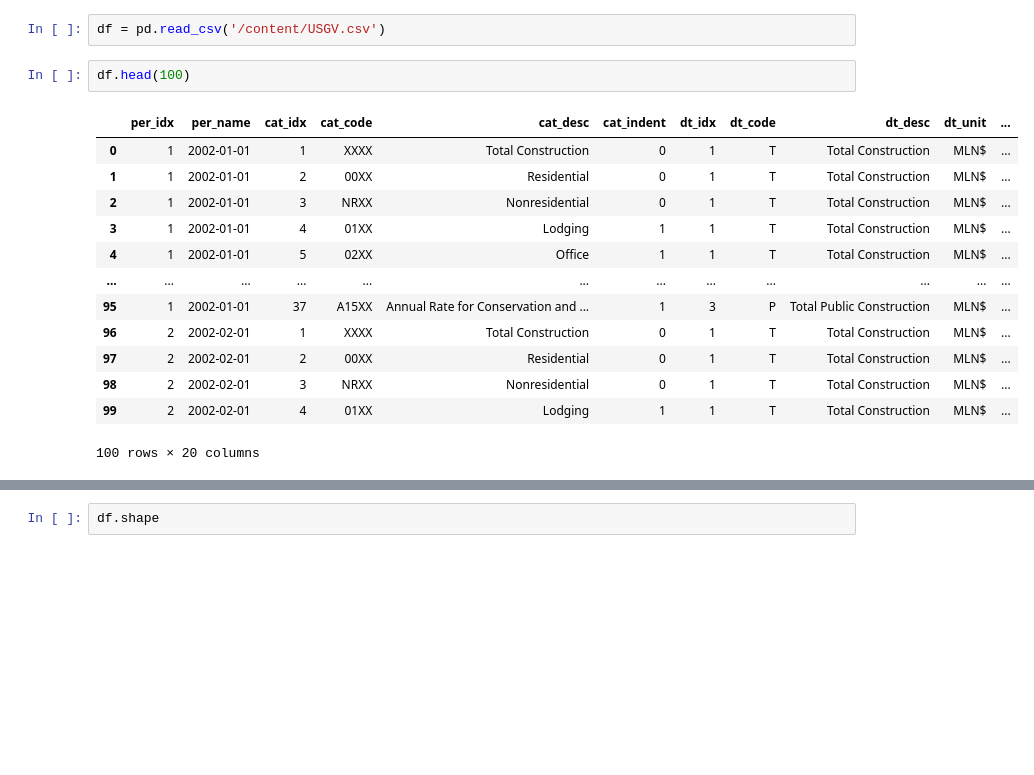
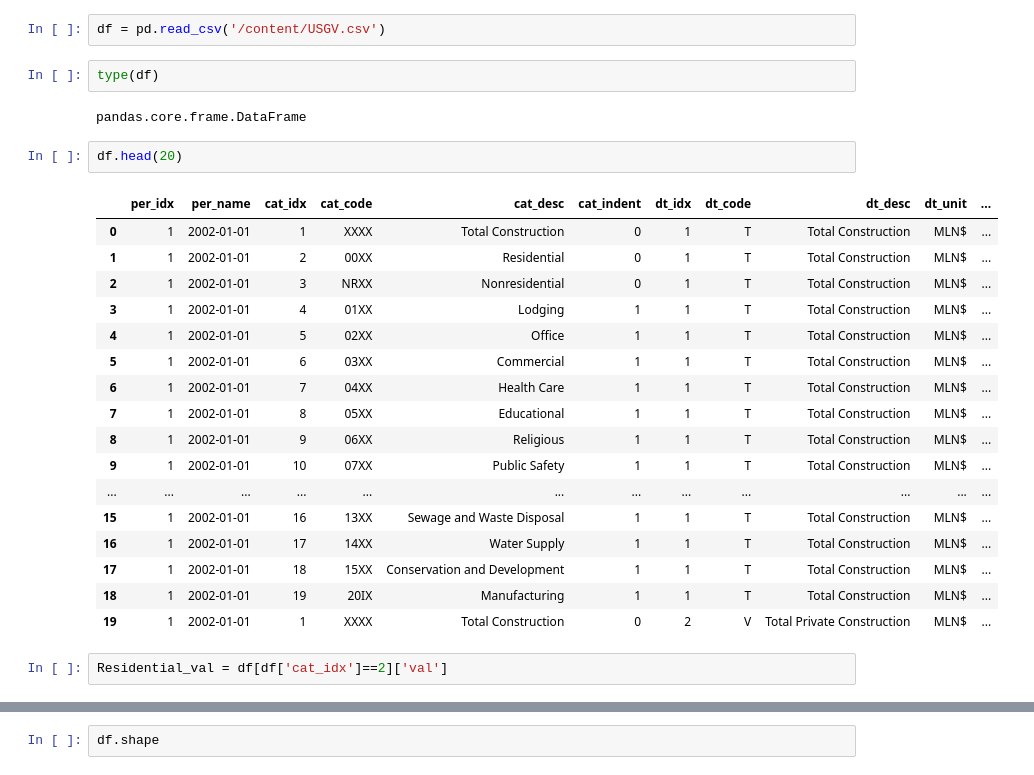
Before and after one commit to bjudson22/New_Construction_Trends, a Jupyter notebook: Construction_Analysis.ipynb, the cells around one changed output, grey strips where cells are left out. Saved outputs shown, nothing was run; the diff lists cells and outputs as text; blank space fills up the shorter version.

```diff
--- a/Construction_Analysis.ipynb
+++ b/Construction_Analysis.ipynb
@@ -9,19 +9,29 @@ import matplotlib.pyplot as plt
 %matplotlib inline
 # %%
 df = pd.read_csv('/content/USGV.csv')
+# %%
+type(df)
+# %% [output]
+pandas.core.frame.DataFrame
 # %%
-df.head(100)
+df.head(20)
 # %% [output]
 |  | per_idx | per_name | cat_idx | cat_code | cat_desc | cat_indent | dt_idx | dt_code | dt_desc | dt_unit | ... |
 | 0 | 1 | 2002-01-01 | 1 | XXXX | Total Construction | 0 | 1 | T | Total Construction | MLN$ | ... |
 | 1 | 1 | 2002-01-01 | 2 | 00XX | Residential | 0 | 1 | T | Total Construction | MLN$ | ... |
 | 2 | 1 | 2002-01-01 | 3 | NRXX | Nonresidential | 0 | 1 | T | Total Construction | MLN$ | ... |
 | 3 | 1 | 2002-01-01 | 4 | 01XX | Lodging | 1 | 1 | T | Total Construction | MLN$ | ... |
 | 4 | 1 | 2002-01-01 | 5 | 02XX | Office | 1 | 1 | T | Total Construction | MLN$ | ... |
+| 5 | 1 | 2002-01-01 | 6 | 03XX | Commercial | 1 | 1 | T | Total Construction | MLN$ | ... |
+| 6 | 1 | 2002-01-01 | 7 | 04XX | Health Care | 1 | 1 | T | Total Construction | MLN$ | ... |
+| 7 | 1 | 2002-01-01 | 8 | 05XX | Educational | 1 | 1 | T | Total Construction | MLN$ | ... |
+| 8 | 1 | 2002-01-01 | 9 | 06XX | Religious | 1 | 1 | T | Total Construction | MLN$ | ... |
+| 9 | 1 | 2002-01-01 | 10 | 07XX | Public Safety | 1 | 1 | T | Total Construction | MLN$ | ... |
 | ... | ... | ... | ... | ... | ... | ... | ... | ... | ... | ... | ... |
-| 95 | 1 | 2002-01-01 | 37 | A15XX | Annual Rate for Conservation and ... | 1 | 3 | P | Total Public Construction | MLN$ | ... |
-| 96 | 2 | 2002-02-01 | 1 | XXXX | Total Construction | 0 | 1 | T | Total Construction | MLN$ | ... |
-| 97 | 2 | 2002-02-01 | 2 | 00XX | Residential | 0 | 1 | T | Total Construction | MLN$ | ... |
-| 98 | 2 | 2002-02-01 | 3 | NRXX | Nonresidential | 0 | 1 | T | Total Construction | MLN$ | ... |
-| 99 | 2 | 2002-02-01 | 4 | 01XX | Lodging | 1 | 1 | T | Total Construction | MLN$ | ... |
+| 15 | 1 | 2002-01-01 | 16 | 13XX | Sewage and Waste Disposal | 1 | 1 | T | Total Construction | MLN$ | ... |
+| 16 | 1 | 2002-01-01 | 17 | 14XX | Water Supply | 1 | 1 | T | Total Construction | MLN$ | ... |
+| 17 | 1 | 2002-01-01 | 18 | 15XX | Conservation and Development | 1 | 1 | T | Total Construction | MLN$ | ... |
+| 18 | 1 | 2002-01-01 | 19 | 20IX | Manufacturing | 1 | 1 | T | Total Construction | MLN$ | ... |
+| 19 | 1 | 2002-01-01 | 1 | XXXX | Total Construction | 0 | 2 | V | Total Private Construction | MLN$ | ... |
-100 rows × 20 columns
+# %%
+Residential_val = df[df['cat_idx']==2]['val']
```
Also changed, not shown: parts of 12 cells of this notebook.
